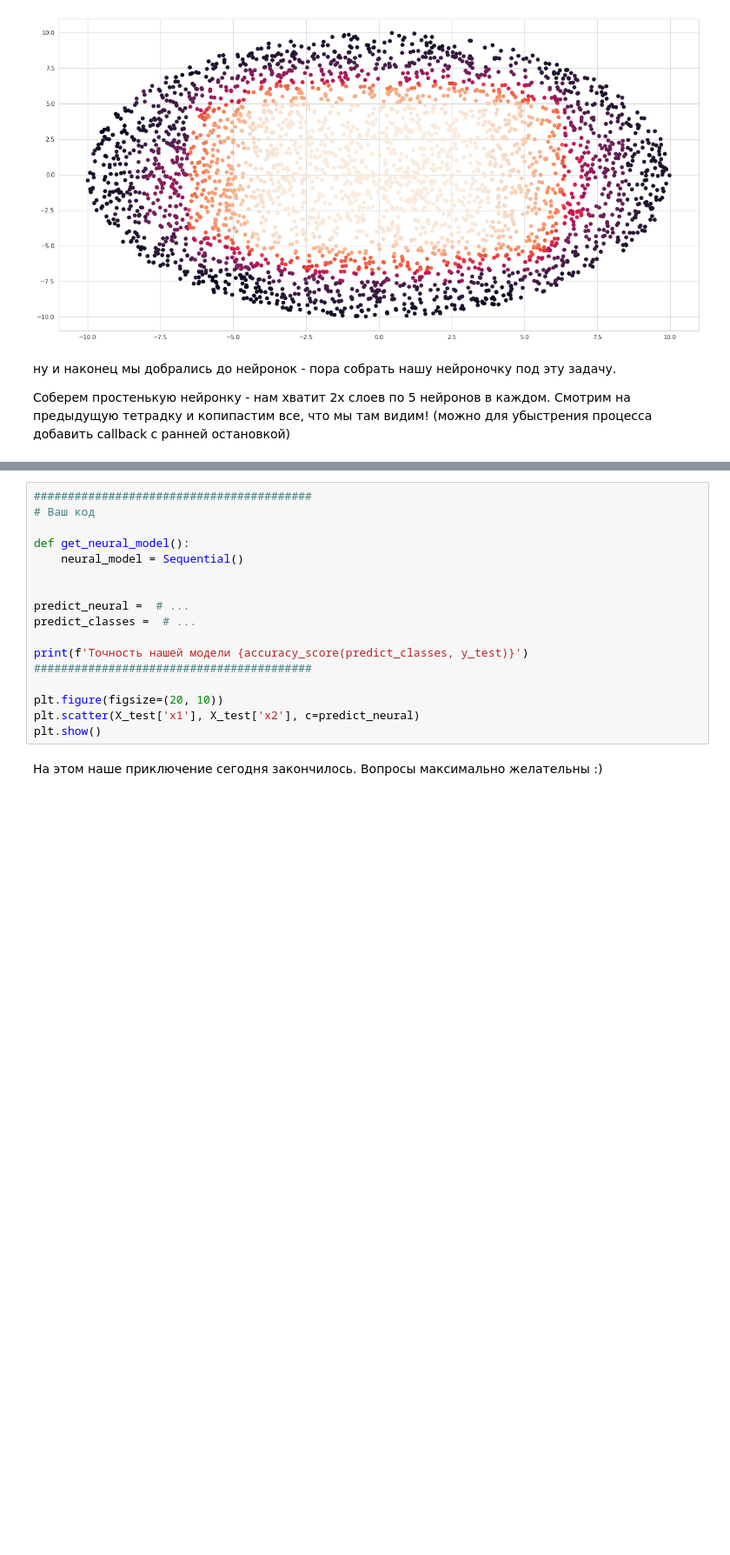
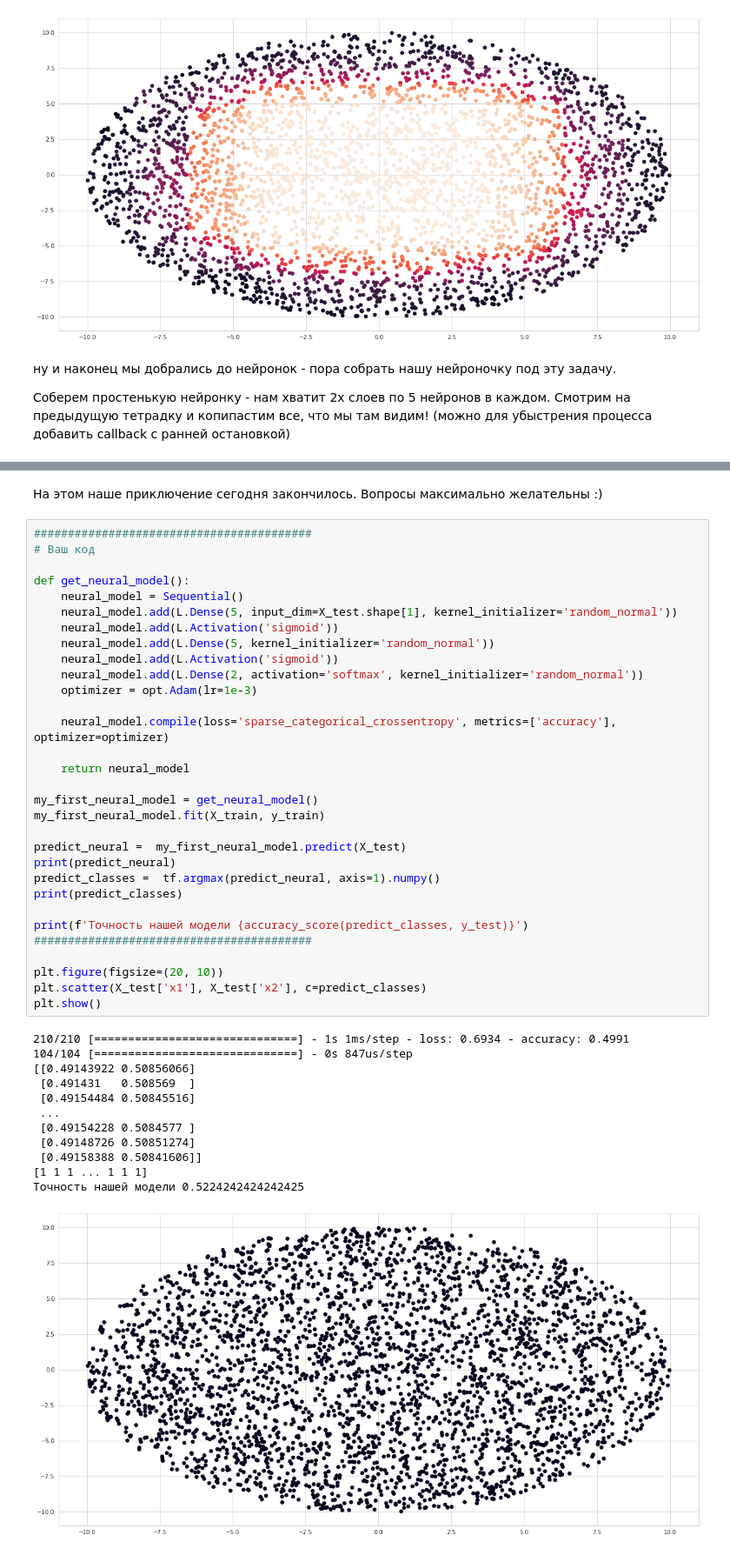
Before and after one commit to AlexHLinS/hse_summer2020_deeplearning_homeworks, a Jupyter notebook: hw_1/sem1_my_first_neural_network_ShkilAA.ipynb, the cells around one changed output, grey strips where cells are left out. Shown at 87% size. Saved outputs shown, nothing was run; the diff lists cells and outputs as text; blank space fills up the shorter version.

```diff
--- a/hw_1/sem1_my_first_neural_network_ShkilAA.ipynb
+++ b/hw_1/sem1_my_first_neural_network_ShkilAA.ipynb
@@ -298,19 +296,46 @@ import tensorflow.keras.optimizers as opt  # Оптимизаторы
-# %%
-#########################################
-# Ваш код
-
-def get_neural_model():
-    neural_model = Sequential()
-
-
-predict_neural =  # ...
-predict_classes =  # ...
-
-print(f'Точность нашей модели {accuracy_score(predict_classes, y_test)}')
-#########################################
-
-plt.figure(figsize=(20, 10))
-plt.scatter(X_test['x1'], X_test['x2'], c=predict_neural)
-plt.show()
 # %% [markdown]
 На этом наше приключение сегодня закончилось. Вопросы максимально желательны :)
+# %%
+#########################################
+# Ваш код
+
+def get_neural_model():
+    neural_model = Sequential()
+    neural_model.add(L.Dense(5, input_dim=X_test.shape[1], kernel_initializer='random_normal'))
+    neural_model.add(L.Activation('sigmoid'))
+    neural_model.add(L.Dense(5, kernel_initializer='random_normal'))
+    neural_model.add(L.Activation('sigmoid'))
+    neural_model.add(L.Dense(2, activation='softmax', kernel_initializer='random_normal'))
+    optimizer = opt.Adam(lr=1e-3)
+
+    neural_model.compile(loss='sparse_categorical_crossentropy', metrics=['accuracy'], optimizer=optimizer)
+
+    return neural_model
+
+my_first_neural_model = get_neural_model()
+my_first_neural_model.fit(X_train, y_train)
+
+predict_neural =  my_first_neural_model.predict(X_test)
+print(predict_neural)
+predict_classes =  tf.argmax(predict_neural, axis=1).numpy()
+print(predict_classes)
+
+print(f'Точность нашей модели {accuracy_score(predict_classes, y_test)}')
+#########################################
+
+plt.figure(figsize=(20, 10))
+plt.scatter(X_test['x1'], X_test['x2'], c=predict_classes)
+plt.show()
+# %% [output]
+210/210 [==============================] - 1s 1ms/step - loss: 0.6934 - accuracy: 0.4991
+104/104 [==============================] - 0s 847us/step
+[[0.49143922 0.50856066]
+ [0.491431   0.508569  ]
+ [0.49154484 0.50845516]
+ ...
+ [0.49154228 0.5084577 ]
+ [0.49148726 0.50851274]
+ [0.49158388 0.50841606]]
+[1 1 1 ... 1 1 1]
+Точность нашей модели 0.5224242424242425
+[figure, added]
```
Also changed, not shown: parts of 1 cell of this notebook.
